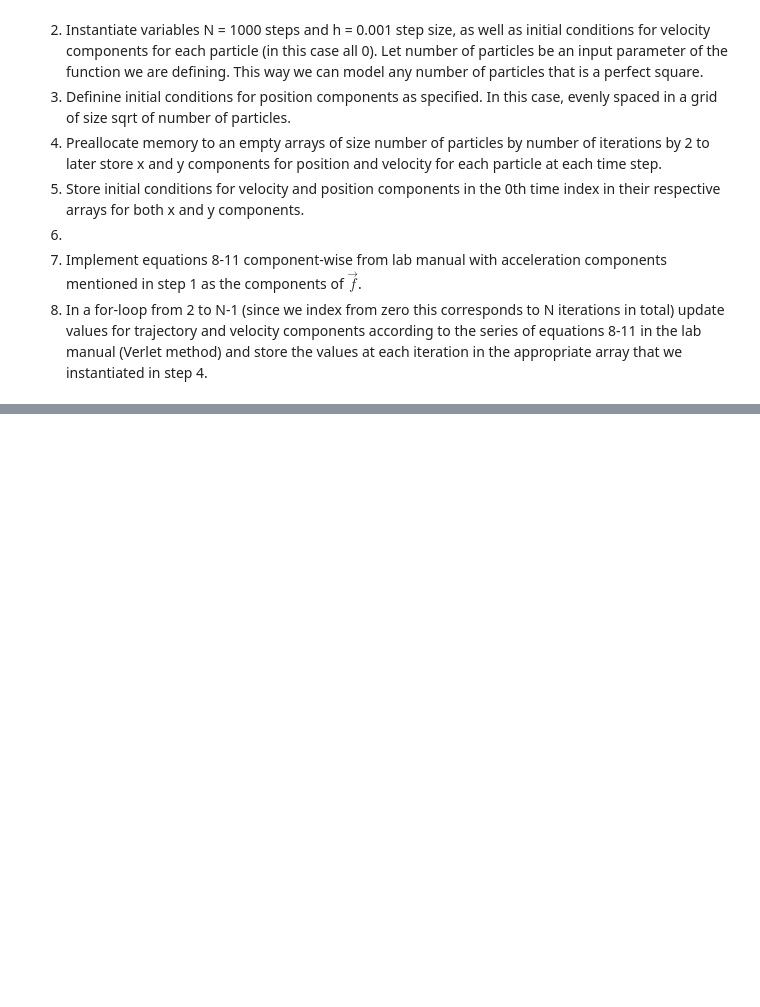
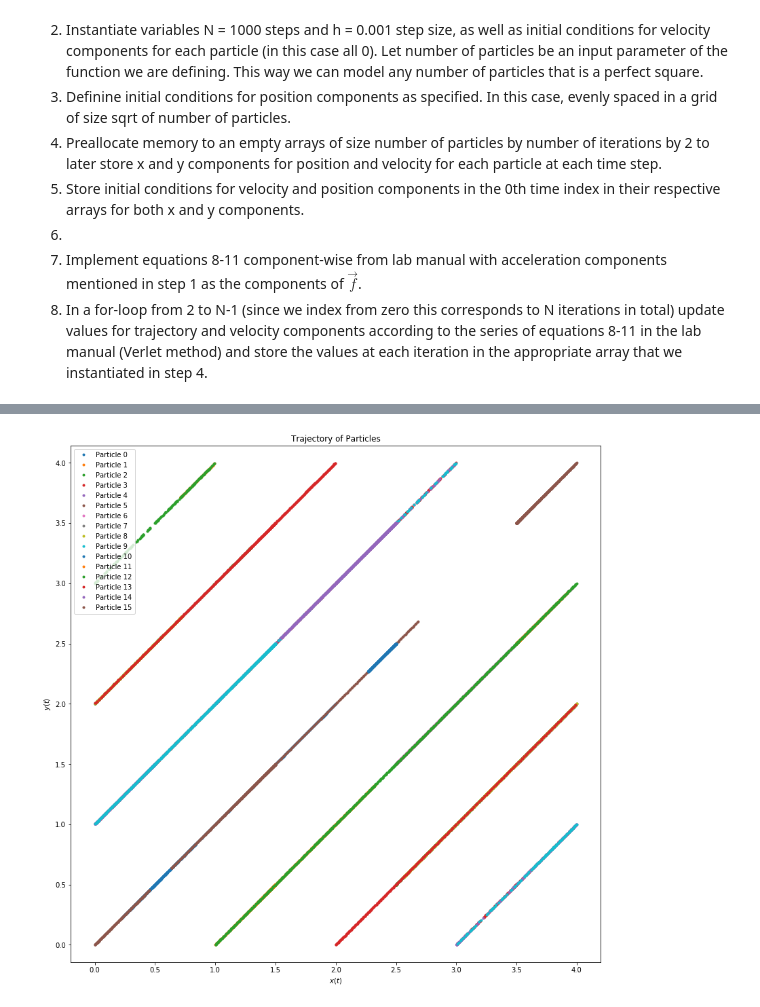
Before and after one commit to andrewkhardy/PHY-407, a Jupyter notebook: Lab06_Q3.ipynb, the cells around one changed output, grey strips where cells are left out. Cells and saved outputs as stored; diff of their text form; code cells hidden in the pictures; blank space fills up the shorter version.

```diff
--- a/Lab06_Q3.ipynb
+++ b/Lab06_Q3.ipynb
@@ -24,7 +24,7 @@ def fx_ij(xi, xj, yi, yj):
     Lennard-Jones potential wrt particle j.
     '''
     r = np.sqrt((xj- xi)**2 + (yj - yi)**2)  # separation distance
-    return 24 * (xj - xi) * r**(-4) * (1 - 2 * r**(-6))
+    return 24 * (xj - xi) * r**(-8) * (1 - 2 * r**(-6))
 
 def fy_ij(xi, xj, yi, yj):
     '''
@@ -32,7 +32,7 @@ def fy_ij(xi, xj, yi, yj):
     Lennard-Jones potential wrt particle j.
     '''
     r = np.sqrt((xj- xi)**2 + (yj - yi)**2)  # separation distance
-    return 24 * (yj - yi) * r**(-4) * (1 - 2 * r**(-6))
+    return 24 * (yj - yi) * r**(-8) * (1 - 2 * r**(-6))
 
 def R(xi, xj, yi, yj):
     return np.sqrt((xj- xi)**2 + (yj - yi)**2)
@@ -247,17 +213,0 @@ plt.legend()
-# %%
-KE = np.zeros(1000)
-for i in range(1000):
-    Kstep = np.zeros(16)
-    for j in range(16):
-        Kstep[j] = Kinetic(v[j, i, 0], v[j, i, 1])
-    KE[i] = np.sum(Kstep)
-
-PE = np.zeros(1000)
-for i in range(1000):
-    Pstep = np.zeros(16)
-    for j in range(16):
-        for k in range(16):
-            if j != k:
-                Pstep[j] = Potential(R(r[j,i,0], r[k,i,0],r[j,i,1],r[k,i,1]))
-    PE[i] = np.sum(Pstep)/2
-Total = PE + KE
@@ -289,11 +213,0 @@ print(Total[0],'inititial')
-# %%
-plt.figure()
-plt.title('vx')
-for i in range(16):
-    plt.plot(t,v[i,:,0],'.', label = str(i))
-plt.legend()
-plt.figure()
-plt.title('vy')
-for i in range(16):
-    plt.plot(t,v[i,:,1],'.', label = str(i))
-plt.legend()
@@ -307,0 +226,15 @@ NameError: name 'f_rx' is not defined
+# %%
+import matplotlib.pyplot as plt
+
+plt.figure(figsize = (14,14))
+plt.title('Trajectory of Particles')
+plt.xlabel('$x(t)$')
+plt.ylabel('$y(t)$')
+for i in range(num_particles):
+    lb = 'Particle '+str(i)
+    plt.plot(rp[i,:,0], rp[i,:,1], '.', label = lb)
+plt.legend()
+plt.axis('equal')
+plt.show()
+# %% [output]
+[figure, added]
```
Also changed, not shown: parts of 13 cells of this notebook.
